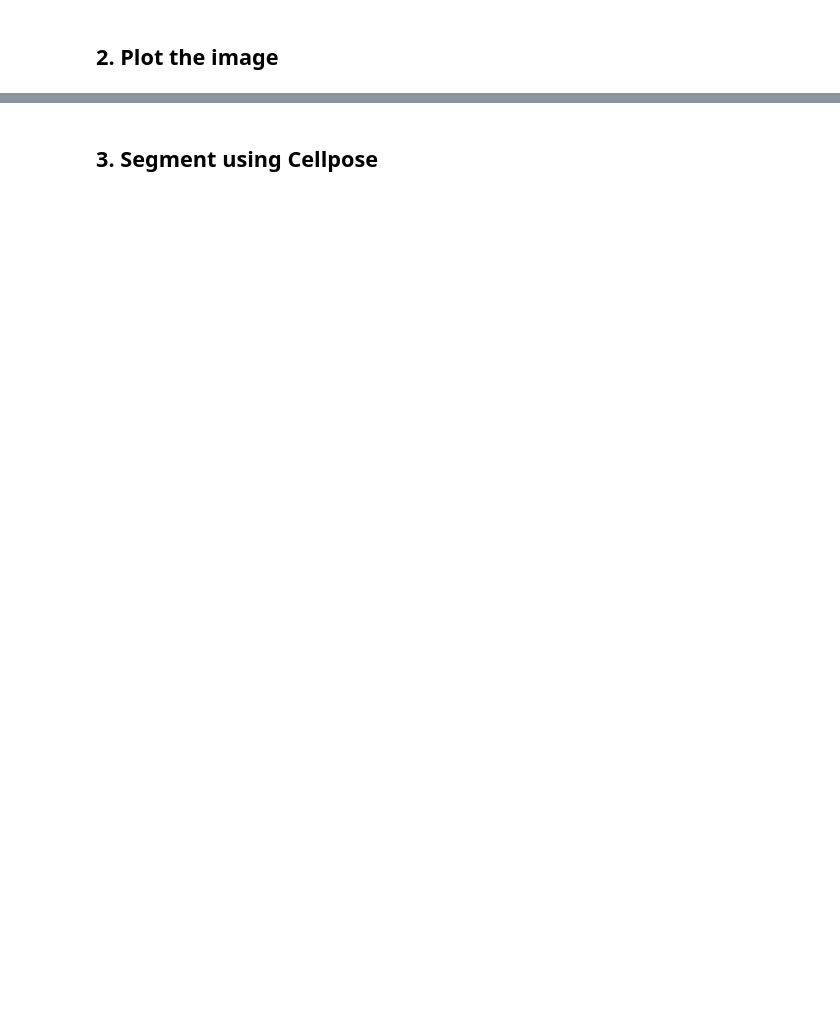
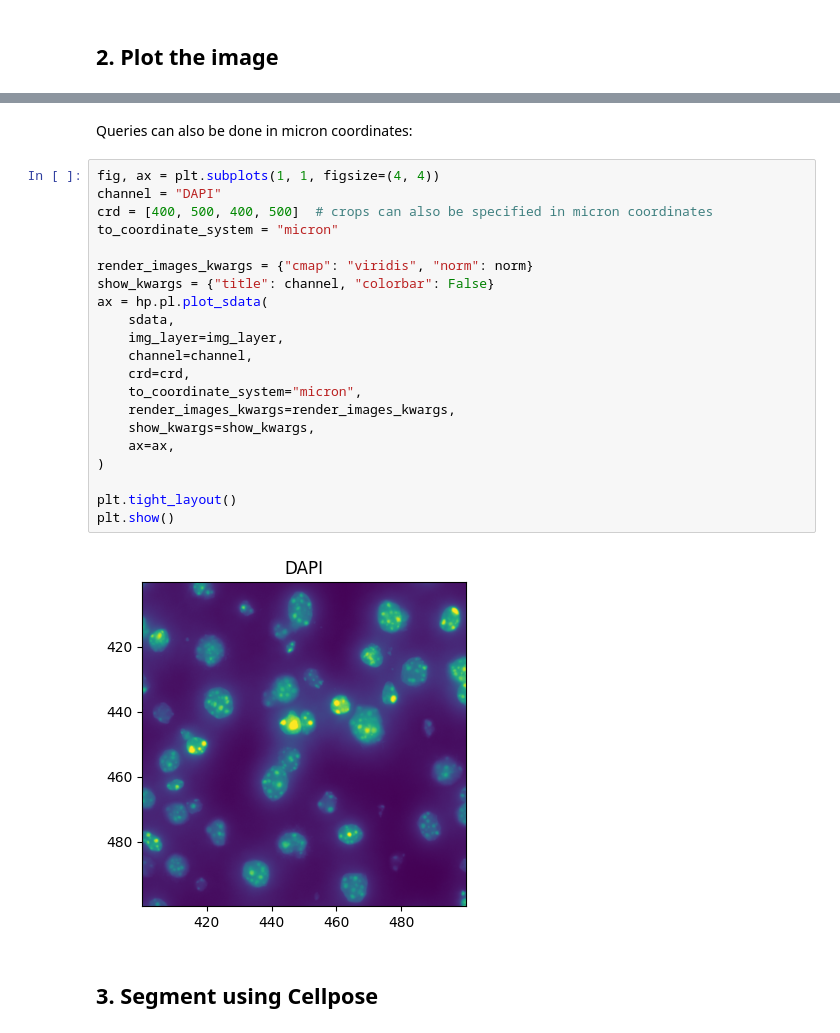
Before and after one commit to saeyslab/harpy, a Jupyter notebook: docs/tutorials/advanced/Harpy_transcriptomics.ipynb, the cells around one changed output, grey strips where cells are left out. Saved outputs shown, nothing was run; the diff lists cells and outputs as text; blank space fills up the shorter version.

```diff
--- a/docs/tutorials/advanced/Harpy_transcriptomics.ipynb
+++ b/docs/tutorials/advanced/Harpy_transcriptomics.ipynb
@@ -106,3 +151,28 @@ plt.show()
+# %% [markdown]
+Queries can also be done in micron coordinates:
+# %%
+fig, ax = plt.subplots(1, 1, figsize=(4, 4))
+channel = "DAPI"
+crd = [400, 500, 400, 500]  # crops can also be specified in micron coordinates
+to_coordinate_system = "micron"
+
+render_images_kwargs = {"cmap": "viridis", "norm": norm}
+show_kwargs = {"title": channel, "colorbar": False}
+ax = hp.pl.plot_sdata(
+    sdata,
+    img_layer=img_layer,
+    channel=channel,
+    crd=crd,
+    to_coordinate_system="micron",
+    render_images_kwargs=render_images_kwargs,
+    show_kwargs=show_kwargs,
+    ax=ax,
+)
+
+plt.tight_layout()
+plt.show()
+# %% [output]
+[figure, added]
 # %% [markdown]
 ## 3. Segment using Cellpose
 # %%
```
Also changed, not shown: parts of 24 cells of this notebook, 25 other files.
